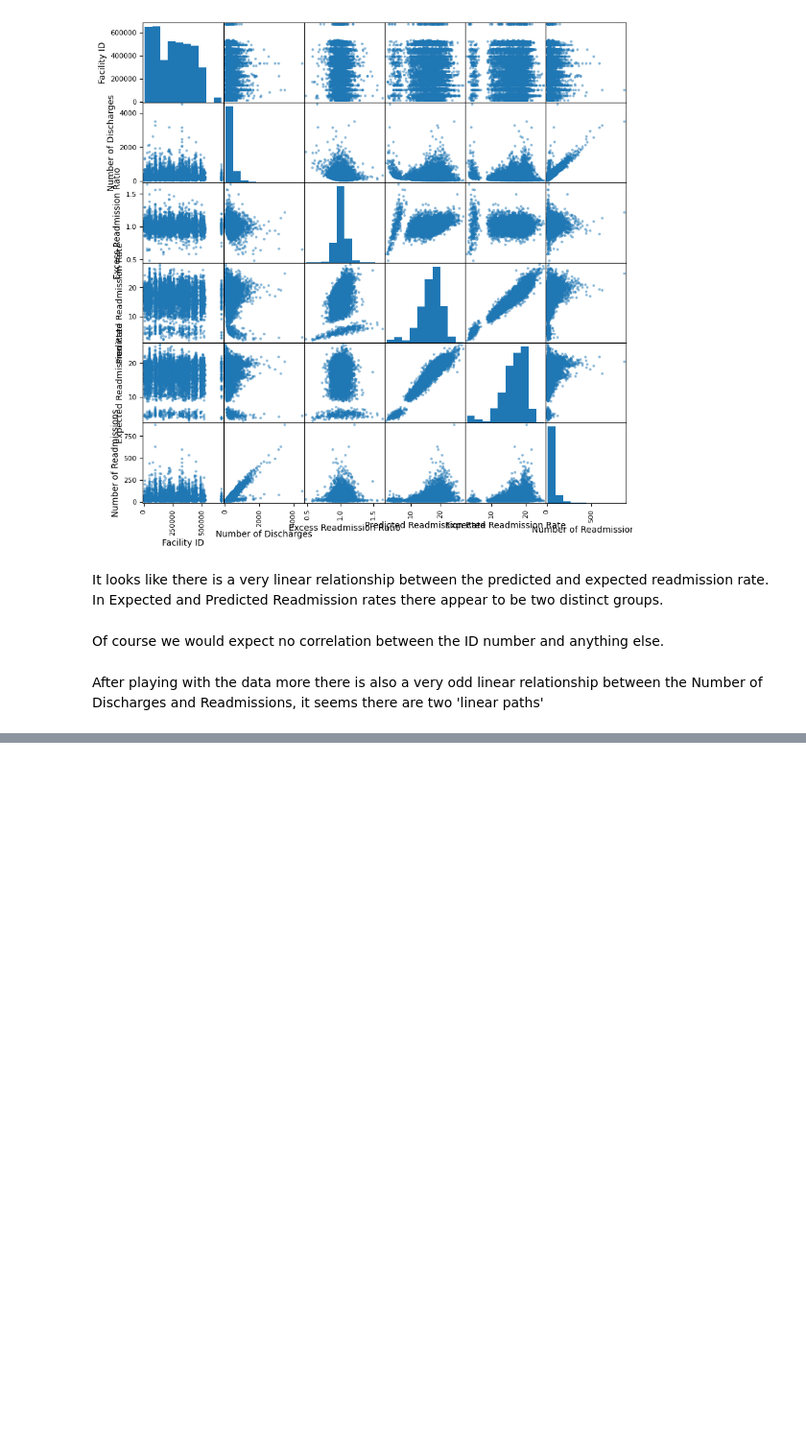
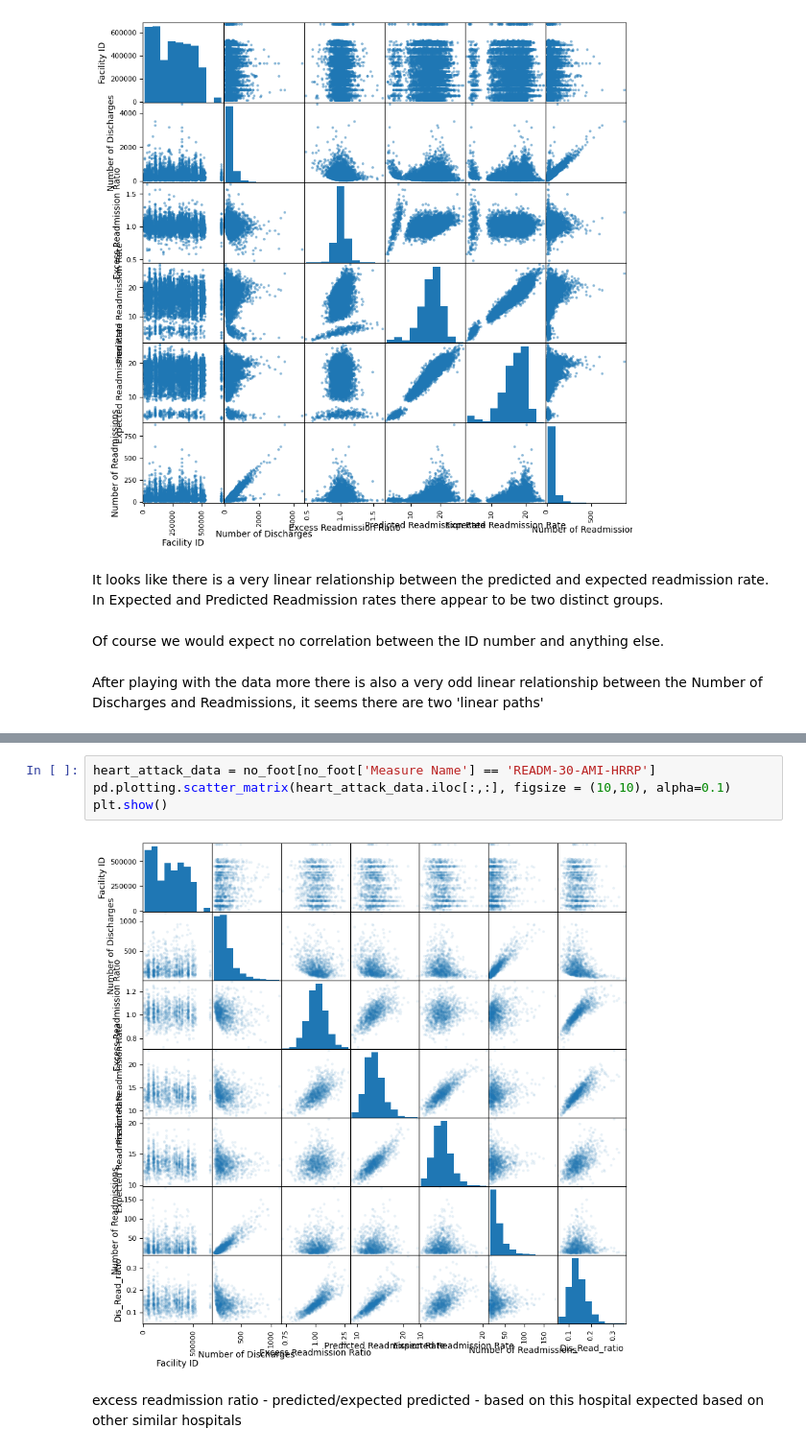
Before and after one commit to mlagnado/ISTA_Exam_2, a Jupyter notebook: step_2_assessment.ipynb, the cells around one changed output, grey strips where cells are left out. Shown at 96% size. Saved outputs shown, nothing was run; the diff lists cells and outputs as text; blank space fills up the shorter version.

```diff
--- a/step_2_assessment.ipynb
+++ b/step_2_assessment.ipynb
@@ -61,0 +102,10 @@ After playing with the data more there is also a very odd linear relationship be
+# %%
+heart_attack_data = no_foot[no_foot['Measure Name'] == 'READM-30-AMI-HRRP']
+pd.plotting.scatter_matrix(heart_attack_data.iloc[:,:], figsize = (10,10), alpha=0.1)
+plt.show()
+# %% [output]
+[figure, added]
+# %% [markdown]
+excess readmission ratio - predicted/expected
+predicted - based on this hospital
+expected based on other similar hospitals
```
Also changed, not shown: parts of 5 cells of this notebook.
